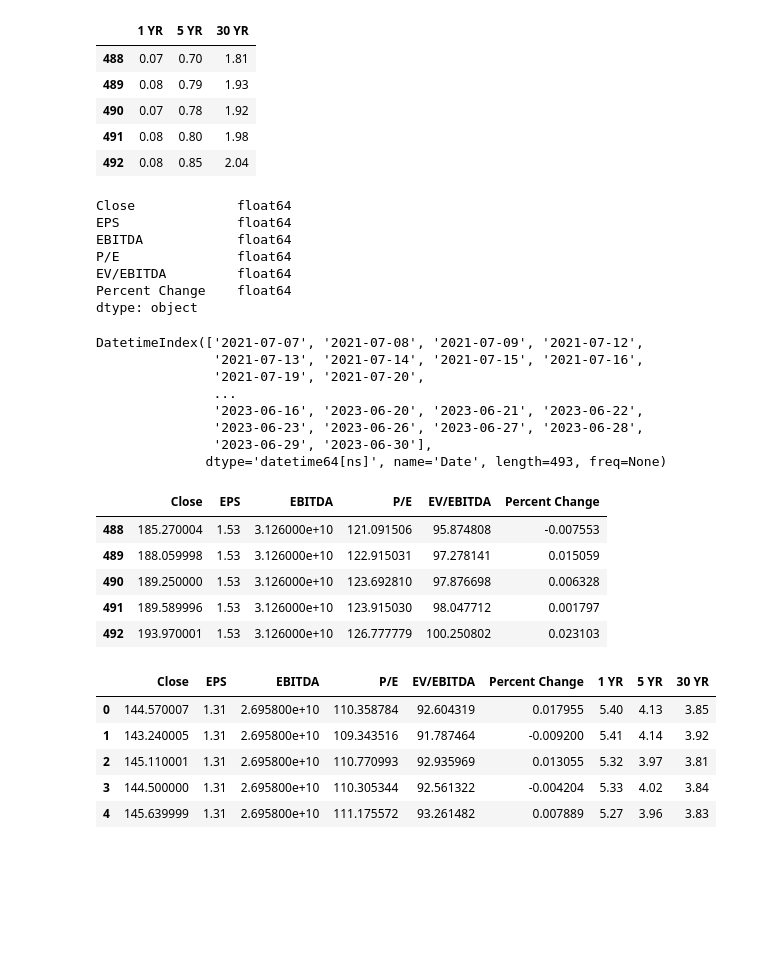
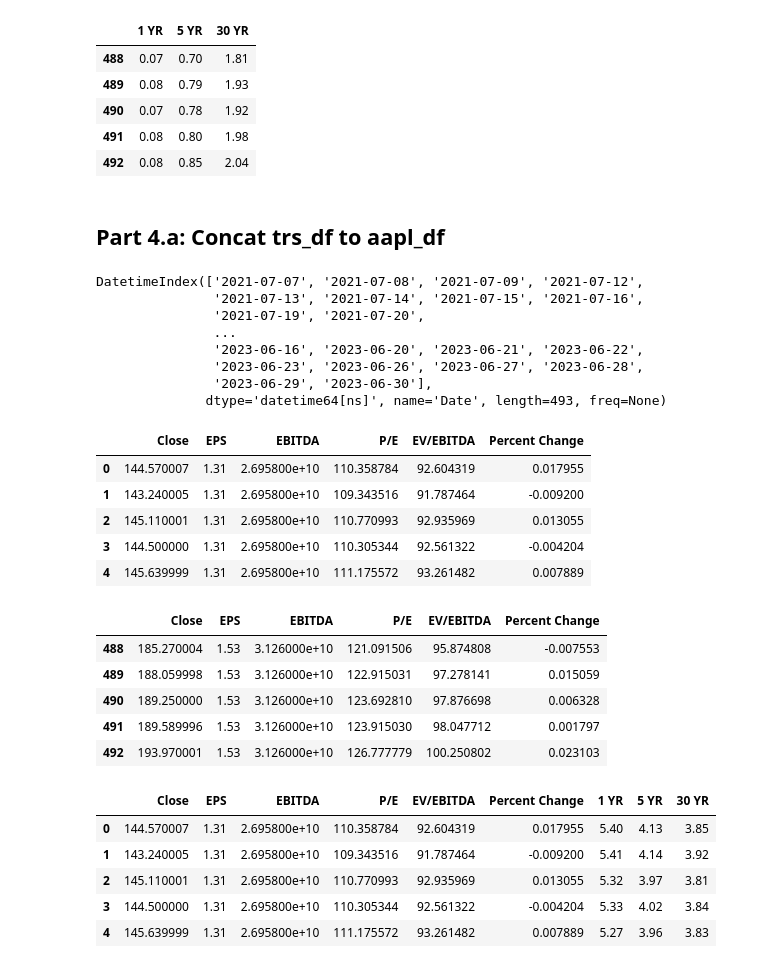
Before and after one commit to alexnovis1/Analyst_Rating, a Jupyter notebook: analyst_rating.ipynb, the cells around one changed output. Cells and saved outputs as stored; diff of their text form; code cells hidden in the pictures; blank space fills up the shorter version.

```diff
--- a/analyst_rating.ipynb
+++ b/analyst_rating.ipynb
@@ -580,15 +659,6 @@ trs_df.tail()
 | 490 | 0.07 | 0.78 | 1.92 |
 | 491 | 0.08 | 0.80 | 1.98 |
 | 492 | 0.08 | 0.85 | 2.04 |
-# %%
-results = aapl_df
-results.dtypes
-# %% [output]
-Close             float64
-EPS               float64
-EBITDA            float64
-P/E               float64
-EV/EBITDA         float64
-Percent Change    float64
-dtype: object
+# %% [markdown]
+## Part 4.a: Concat trs_df to aapl_df
 # %%
@@ -603,15 +674,27 @@ DatetimeIndex(['2021-07-07', '2021-07-08', '2021-07-09', '2021-07-12',
                '2023-06-23', '2023-06-26', '2023-06-27', '2023-06-28',
                '2023-06-29', '2023-06-30'],
               dtype='datetime64[ns]', name='Date', length=493, freq=None)
+# %%
+# Create results_df as a saved copy of aapl_df
+results_df = aapl_df
 # %%
-results = results.reset_index(drop=True)
+# drop index from results_df
+results_df = results_df.reset_index(drop=True)
 # %%
-results.tail()
+# View first and last 5 rows of results_df
+display(results_df.head())
+display(results_df.tail())
 # %% [output]
 |  | Close | EPS | EBITDA | P/E | EV/EBITDA | Percent Change |
-| 488 | 185.270004 | 1.53 | 3.126000e+10 | 121.091506 | 95.874808 | -0.007553 |
-| 489 | 188.059998 | 1.53 | 3.126000e+10 | 122.915031 | 97.278141 | 0.015059 |
-| 490 | 189.250000 | 1.53 | 3.126000e+10 | 123.692810 | 97.876698 | 0.006328 |
-| 491 | 189.589996 | 1.53 | 3.126000e+10 | 123.915030 | 98.047712 | 0.001797 |
-| 492 | 193.970001 | 1.53 | 3.126000e+10 | 126.777779 | 100.250802 | 0.023103 |
+| 0 | 144.570007 | 1.31 | 2.695800e+10 | 110.358784 | 92.604319 | 0.017955 |
+| 1 | 143.240005 | 1.31 | 2.695800e+10 | 109.343516 | 91.787464 | -0.009200 |
+| 2 | 145.110001 | 1.31 | 2.695800e+10 | 110.770993 | 92.935969 | 0.013055 |
+| 3 | 144.500000 | 1.31 | 2.695800e+10 | 110.305344 | 92.561322 | -0.004204 |
+| 4 | 145.639999 | 1.31 | 2.695800e+10 | 111.175572 | 93.261482 | 0.007889 |
+|  | Close | EPS | EBITDA | P/E | EV/EBITDA | Percent Change |
+| 488 | 185.270004 | 1.53 | 3.126000e+10 | 121.091506 | 95.874808 | -0.007553 |
+| 489 | 188.059998 | 1.53 | 3.126000e+10 | 122.915031 | 97.278141 | 0.015059 |
+| 490 | 189.250000 | 1.53 | 3.126000e+10 | 123.692810 | 97.876698 | 0.006328 |
+| 491 | 189.589996 | 1.53 | 3.126000e+10 | 123.915030 | 98.047712 | 0.001797 |
+| 492 | 193.970001 | 1.53 | 3.126000e+10 | 126.777779 | 100.250802 | 0.023103 |
 # %%
```
Also changed, not shown: parts of 122 cells of this notebook, 29 other files.
